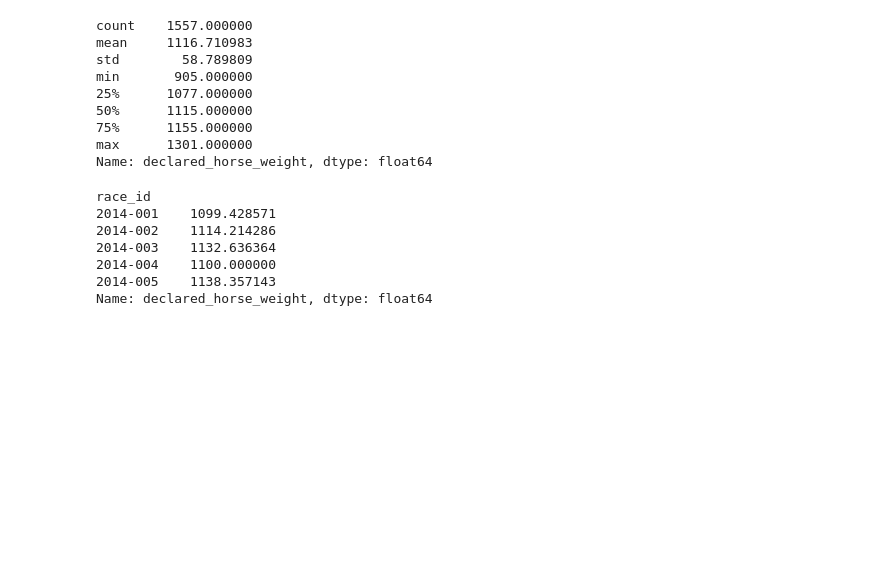
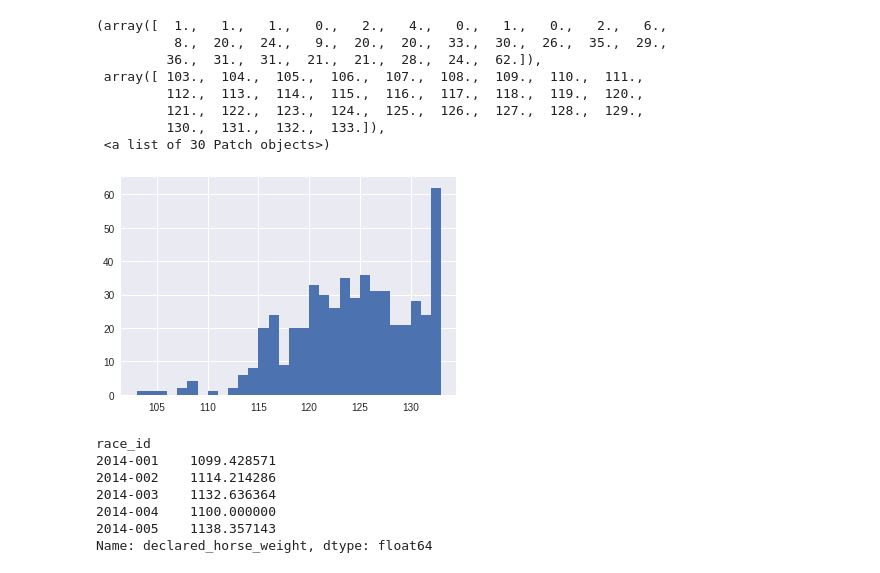
Before and after one commit to minhengwu/HK_horse_race, a Jupyter notebook: horse_race.ipynb, the cells around one changed output. Cells and saved outputs as stored; diff of their text form; code cells hidden in the pictures; blank space fills up the shorter version.

```diff
--- a/horse_race.ipynb
+++ b/horse_race.ipynb
@@ -62,3 +81,15 @@ plt.plot(horse[horse.finishing_position == 2].finish_time)
+# %%
+plt.hist(horse[horse.finishing_position == 1].actual_weight, bins = 30)
+# %% [output]
+(array([  1.,   1.,   1.,   0.,   2.,   4.,   0.,   1.,   0.,   2.,   6.,
+          8.,  20.,  24.,   9.,  20.,  20.,  33.,  30.,  26.,  35.,  29.,
+         36.,  31.,  31.,  21.,  21.,  28.,  24.,  62.]),
+ array([ 103.,  104.,  105.,  106.,  107.,  108.,  109.,  110.,  111.,
+         112.,  113.,  114.,  115.,  116.,  117.,  118.,  119.,  120.,
+         121.,  122.,  123.,  124.,  125.,  126.,  127.,  128.,  129.,
+         130.,  131.,  132.,  133.]),
+ <a list of 30 Patch objects>)
+[figure, added]
 # %%
 """find out that within each race, what charateristic does the winning horse have?
   Does the weight contribute to the winning?
@@ -77,16 +100,3 @@ del horse_new['length_behind_winner']
-# %%
-#finding some descriptive statistic for the winning horse data
-horse_new.declared_horse_weight.describe()
-# %% [output]
-count    1557.000000
-mean     1116.710983
-std        58.789809
-min       905.000000
-25%      1077.000000
-50%      1115.000000
-75%      1155.000000
-max      1301.000000
-Name: declared_horse_weight, dtype: float64
 # %%
 #find the mean weight of horse within each race
 aggmean = horse.groupby(['race_id'])['declared_horse_weight'].mean()
```
Also changed, not shown: parts of 12 cells of this notebook.
